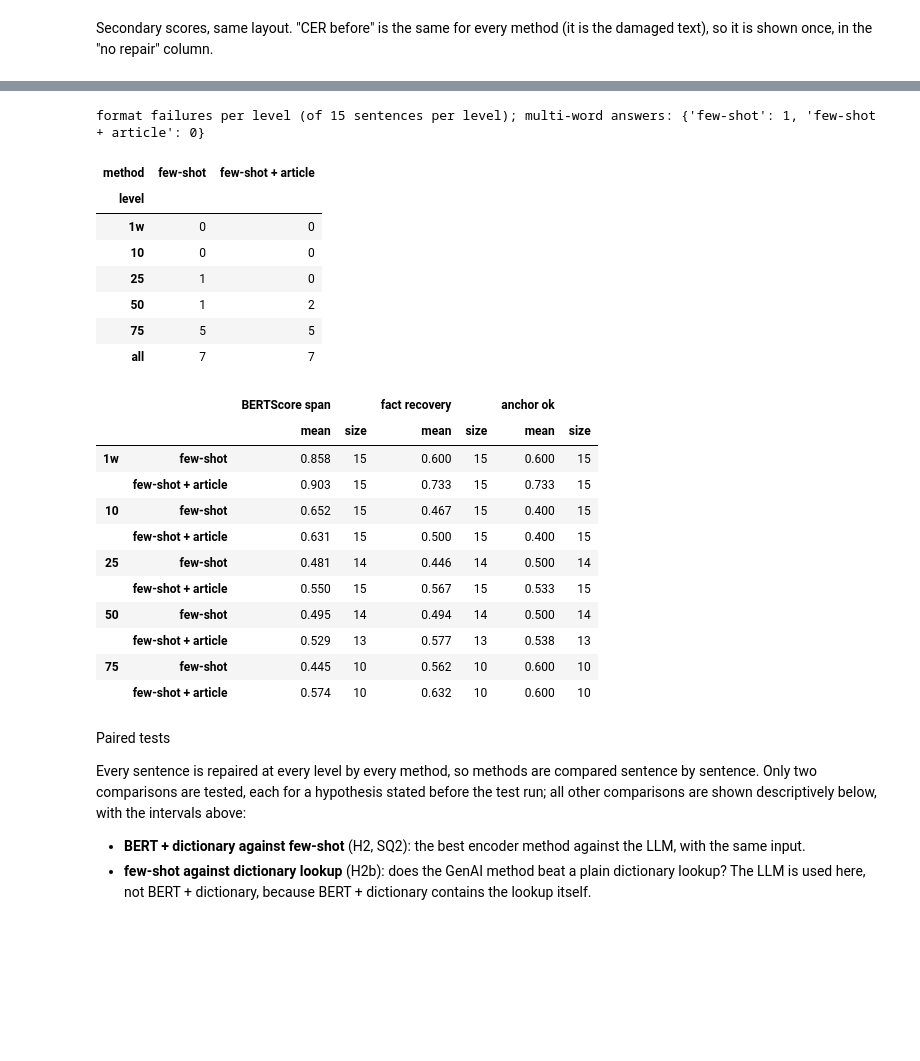
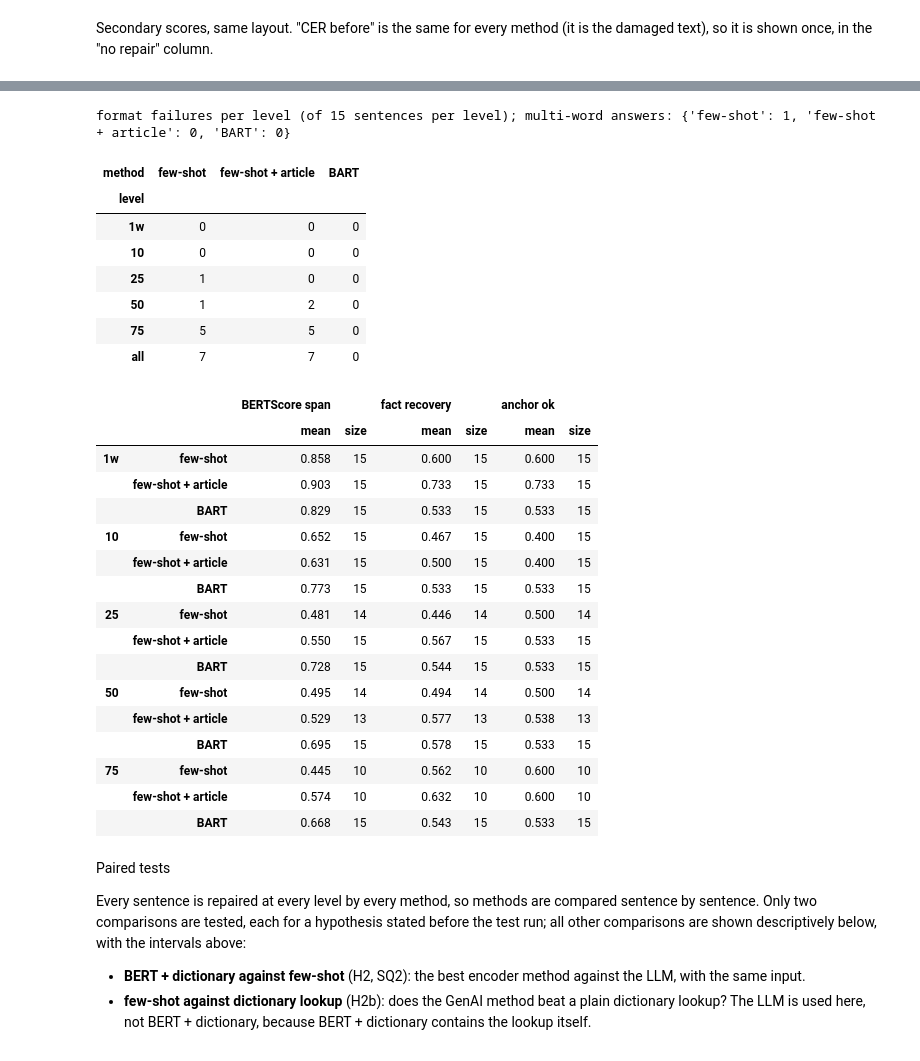
Before and after one commit to tanruoshan/GenAI, a Jupyter notebook: notebooks/04_evaluation.ipynb, the cells around one changed output, grey strips where cells are left out. Cells and saved outputs as stored; diff of their text form; code cells hidden in the pictures; blank space fills up the shorter version.

```diff
--- a/notebooks/04_evaluation.ipynb
+++ b/notebooks/04_evaluation.ipynb
@@ -71,9 +74,10 @@ VARIANTS = {  # fixed order: a method keeps its colour in every figure
     "few-shot + article": versions["few-shot + article"],
     "dictionary lookup": ("lexicon", lexicon_version(load_lexicon_config(), SPLIT)),
     "BERT, no dictionary": ("bert_rerank", repair_version(load_repair_config(), SPLIT)),
+    "BART": ("bart", bart_version(load_bart_repair_config(), SPLIT)),
 }
 ORDER = list(VARIANTS)
-LLM = ["few-shot", "few-shot + article"]
+FORMAT = ["few-shot", "few-shot + article", "BART"]  # methods whose answer can be unreadable
 stored = {name: {(p["id"], p["severity"]): p for p in load_preds(pred_path(*v))} for name, v in VARIANTS.items()}
 available = [name for name in VARIANTS if expected <= set(stored[name])]
 METHODS = available + ["no repair"]
@@ -113,9 +118,10 @@ A format failure (the LLM answered with the wrong number of words) is scored as
 count as wrong, and its text is the damaged text. The LLM is also shown over its valid answers only.
 # %%
 def multiword_count(p):
-    # LLM rows keep a dict with the positions of multi-word answers; BERT and lookup rows keep a list
+    # LLM rows keep a dict with the positions of multi-word answers; BERT and lookup rows keep a list,
+    # BART rows a dict without them
     raw = json.loads(p["raw_output"]) if isinstance(p["raw_output"], str) else p["raw_output"]
-    return len(raw["multiword"]) if isinstance(raw, dict) else 0
+    return len(raw.get("multiword", [])) if isinstance(raw, dict) else 0
 
 
 records = []
@@ -264,36 +271,41 @@ methods comes from better or worse repairs or only from the answers that could n
 # %%
-llm_scored = [m for m in LLM if m in available]
+llm_scored = [m for m in FORMAT if m in available]
 failures = scores[scores["method"].isin(llm_scored)].pivot_table(index="level", columns="method", values="format failure",
                                                                  aggfunc="sum").reindex(index=LEVELS, columns=llm_scored)
 failures.loc["all"] = failures.sum()
 print(f"format failures per level (of {len(scored_ids)} sentences per level); multi-word answers: "
       f"{scores.groupby('method')['multiword'].sum().reindex(llm_scored).to_dict()}")
 display(failures)
 valid = scores[scores["method"].isin(llm_scored) & scores["format_ok"]]
 valid.groupby(["level", "method"])[["BERTScore span", "fact recovery", "anchor ok"]].agg(["mean", "size"]) \
     .reindex(pd.MultiIndex.from_product([LEVELS, llm_scored])).round(3)
 # %% [output]
-format failures per level (of 15 sentences per level); multi-word answers: {'few-shot': 1, 'few-shot + article': 0}
+format failures per level (of 15 sentences per level); multi-word answers: {'few-shot': 1, 'few-shot + article': 0, 'BART': 0}
-| method | few-shot | few-shot + article |
-| level |  |  |
-| 1w | 0 | 0 |
-| 10 | 0 | 0 |
-| 25 | 1 | 0 |
-| 50 | 1 | 2 |
-| 75 | 5 | 5 |
-| all | 7 | 7 |
+| method | few-shot | few-shot + article | BART |
+| level |  |  |  |
+| 1w | 0 | 0 | 0 |
+| 10 | 0 | 0 | 0 |
+| 25 | 1 | 0 | 0 |
+| 50 | 1 | 2 | 0 |
+| 75 | 5 | 5 | 0 |
+| all | 7 | 7 | 0 |
 |  |  | BERTScore span |  | fact recovery |  | anchor ok |  |
 |  |  | mean | size | mean | size | mean | size |
 | 1w | few-shot | 0.858 | 15 | 0.600 | 15 | 0.600 | 15 |
 |  | few-shot + article | 0.903 | 15 | 0.733 | 15 | 0.733 | 15 |
+|  | BART | 0.829 | 15 | 0.533 | 15 | 0.533 | 15 |
 | 10 | few-shot | 0.652 | 15 | 0.467 | 15 | 0.400 | 15 |
 |  | few-shot + article | 0.631 | 15 | 0.500 | 15 | 0.400 | 15 |
+|  | BART | 0.773 | 15 | 0.533 | 15 | 0.533 | 15 |
 | 25 | few-shot | 0.481 | 14 | 0.446 | 14 | 0.500 | 14 |
 |  | few-shot + article | 0.550 | 15 | 0.567 | 15 | 0.533 | 15 |
+|  | BART | 0.728 | 15 | 0.544 | 15 | 0.533 | 15 |
 | 50 | few-shot | 0.495 | 14 | 0.494 | 14 | 0.500 | 14 |
 |  | few-shot + article | 0.529 | 13 | 0.577 | 13 | 0.538 | 13 |
+|  | BART | 0.695 | 15 | 0.578 | 15 | 0.533 | 15 |
 | 75 | few-shot | 0.445 | 10 | 0.562 | 10 | 0.600 | 10 |
 |  | few-shot + article | 0.574 | 10 | 0.632 | 10 | 0.600 | 10 |
+|  | BART | 0.668 | 15 | 0.543 | 15 | 0.533 | 15 |
 # %% [markdown]
 Paired tests
 
```
Also changed, not shown: parts of 12 cells of this notebook, 9 other files.
